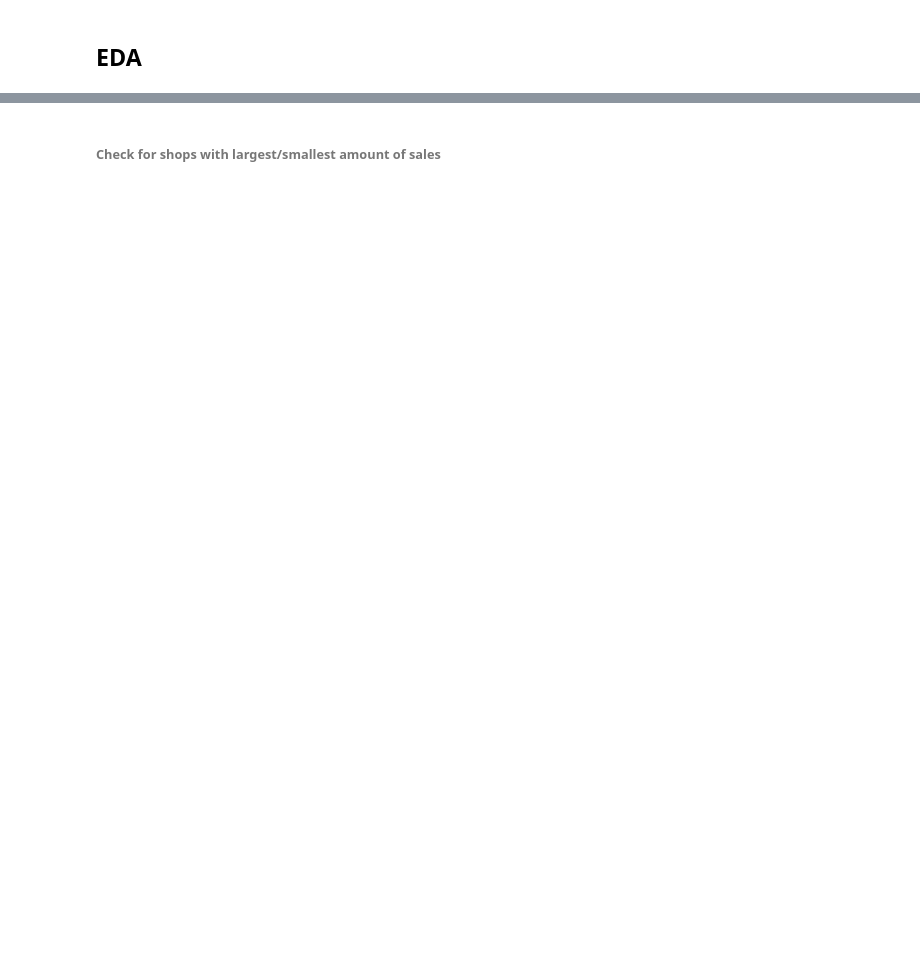
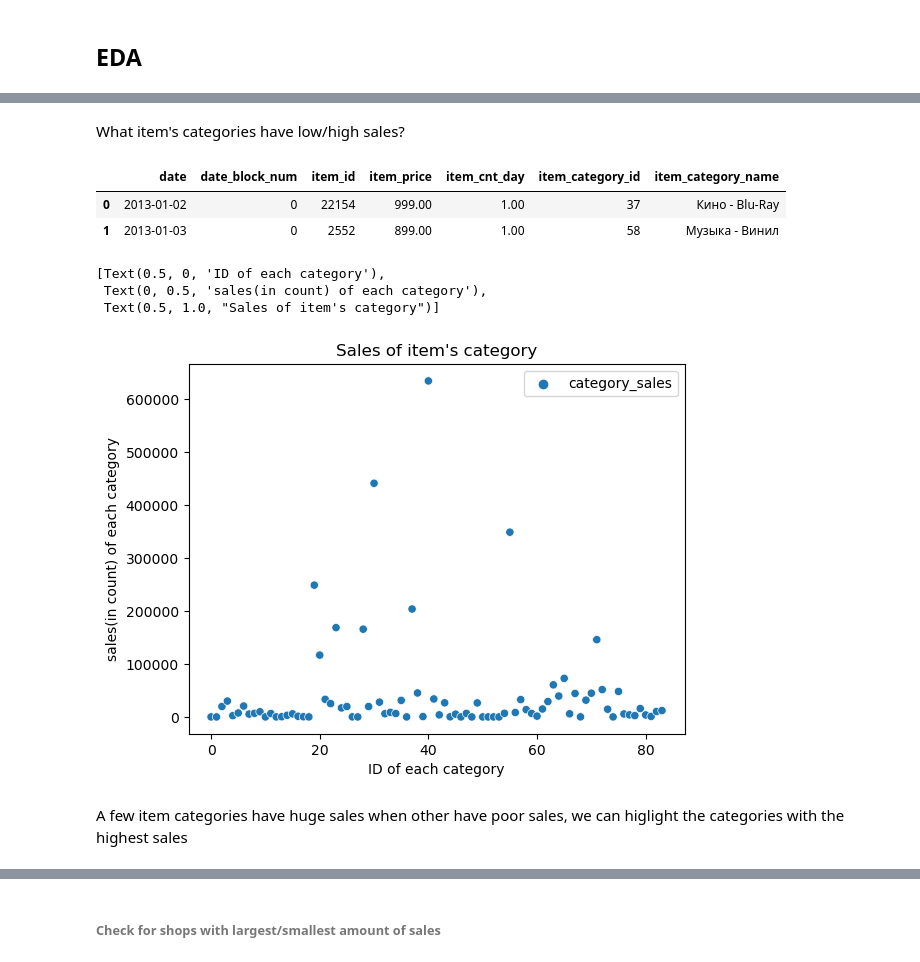
Before and after one commit to Yarmmax/DS_Intership, a Jupyter notebook: EDA.ipynb, the cells around one changed output, grey strips where cells are left out. Cells and saved outputs as stored; diff of their text form; code cells hidden in the pictures; blank space fills up the shorter version.

```diff
--- a/EDA.ipynb
+++ b/EDA.ipynb
@@ -344,0 +13,14 @@ sns.lineplot(x=year_data.week_number, y=year_data.sales_cnt)
+# %%
+# add data path to sys.path
+data_path = "C:\\Repository\\DS-Intership-data\\clean_data\\"
+sys.path.append(data_path)
+
+# pd.read_csv(os.path.join(os.path.dirname(__file__), data.csv)
+
+# initiate dict for data
+to_read = {}
+
+# fill to_read
+for dir_name, _, files in os.walk(data_path):
+    for file in files:
+        to_read[file] = dir_name + file
@@ -344,0 +38,6 @@ sns.lineplot(x=year_data.week_number, y=year_data.sales_cnt)
+# %%
+%%time
+data = {}
+# read data using engine pyarrow for acceleration
+for file, path in to_read.items():
+    data[file.split('.')[0]] = pd.read_csv(path, engine="pyarrow", index_col=0)
@@ -344,0 +58,25 @@ sns.lineplot(x=year_data.week_number, y=year_data.sales_cnt)
+# %% [markdown]
+What item's categories have low/high sales?
+# %%
+sales_data = data['sales_train'].merge(
+        data['items'], how='left', on='item_id'
+        ).merge(
+                data['item_categories'], how='left', on='item_category_id'
+                ).drop(columns=['shop_id', 'year_month', 'item_name'])
+sales_data.head(2)
+# %% [output]
+|  | date | date_block_num | item_id | item_price | item_cnt_day | item_category_id | item_category_name |
+| 0 | 2013-01-02 | 0 | 22154 | 999.00 | 1.00 | 37 | Кино - Blu-Ray |
+| 1 | 2013-01-03 | 0 | 2552 | 899.00 | 1.00 | 58 | Музыка - Винил |
+# %%
+g = pd.DataFrame(sales_data.groupby(['item_category_id'])['item_cnt_day'].agg(sum))\
+                 .rename(columns={'item_cnt_day':'category_sales'})
+ax = sns.scatterplot(g)
+ax.set(xlabel='ID of each category', ylabel='sales(in count) of each category', title="Sales of item's category")
+# %% [output]
+[Text(0.5, 0, 'ID of each category'),
+ Text(0, 0.5, 'sales(in count) of each category'),
+ Text(0.5, 1.0, "Sales of item's category")]
+[figure, added]
+# %% [markdown]
+A few item categories have huge sales when other have poor sales, we can higlight the categories with the highest sales
```
Also changed, not shown: parts of 125 cells of this notebook.
